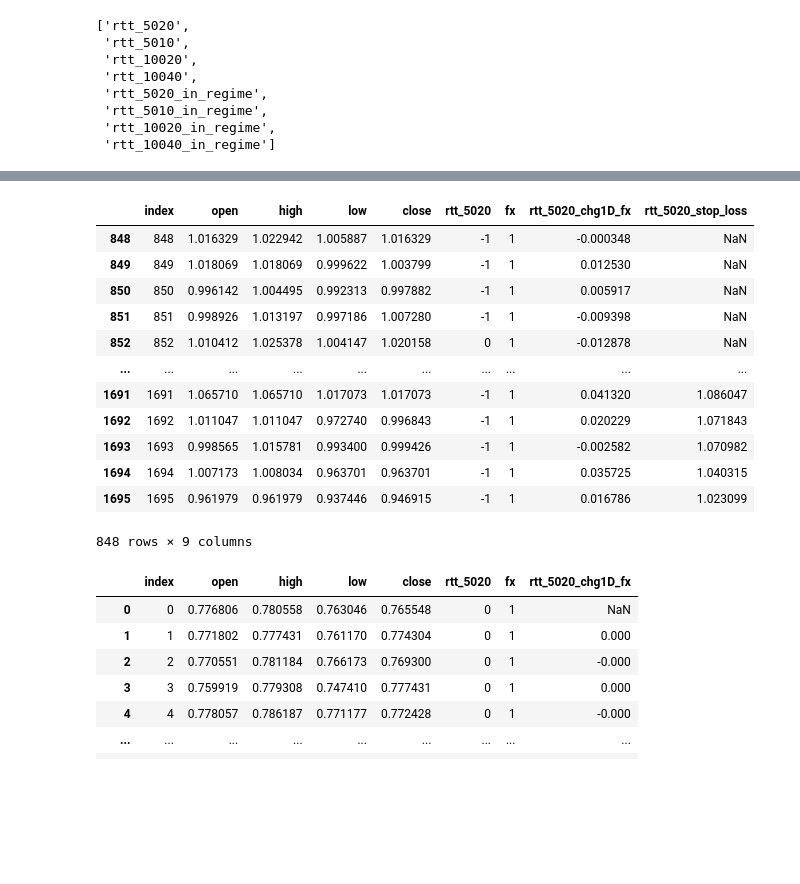
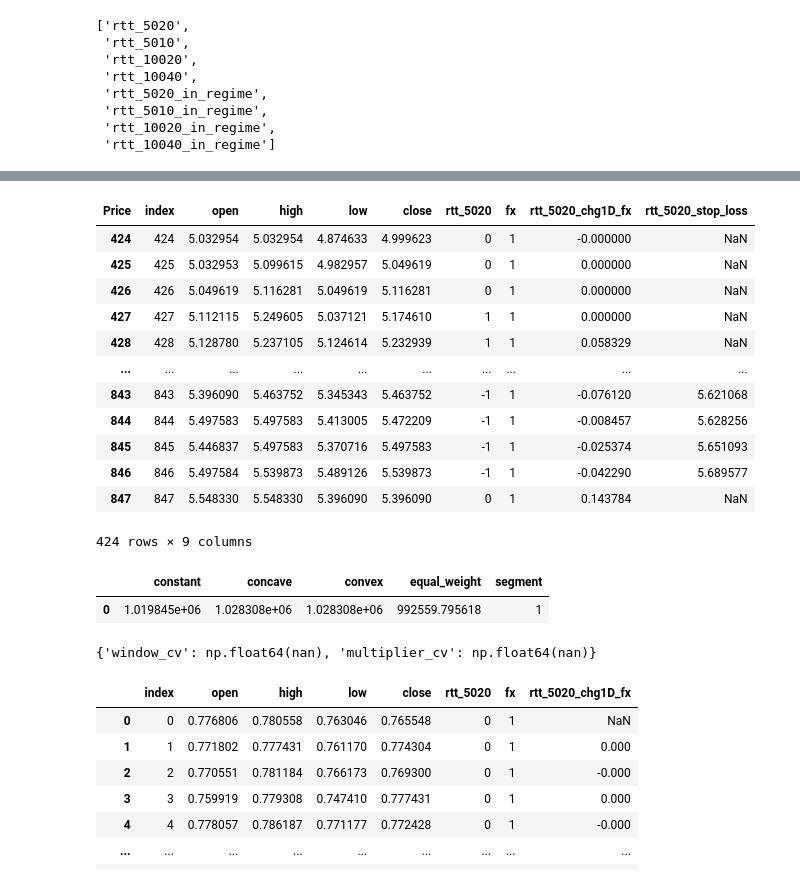
Before and after one commit to laceto/algoshort, a Jupyter notebook: 1_test_package copy 2.ipynb, the cells around one changed output, grey strips where cells are left out. Drawn from its saved outputs; the diff is of its cells as text; code cells hidden in the pictures; blank space fills up the shorter version.

```diff
--- a/1_test_package copy 2.ipynb
+++ b/1_test_package copy 2.ipynb
@@ -416,3 +413,7 @@ class StrategyOptimizer:
         avg_equity = results['convex'].mean()
 
         return (avg_equity / peak_equity) * 100, results
+# %%
+df['fx'] = 1
+df2 = df[['date', 'open', 'high', 'low', 'close', 'fx', 'rtt_5020', 'rtt_5010', 'fx', 'rtt_5010_chg1D_fx', 'rtt_5020_chg1D_fx']].reset_index()
+df2
@@ -419,3 +466,2 @@ class StrategyOptimizer:
 # %%
-df['fx'] = 1
-df2 = df[['open', 'high', 'low', 'close', 'rtt_5020', 'fx', 'rtt_5020_chg1D_fx']].reset_index()
+stability
@@ -422,11 +550,11 @@ df2 = df[['open', 'high', 'low', 'close', 'rtt_5020', 'fx', 'rtt_5020_chg1D_fx']
 # %%
-n_segments = 2
+n_segments = 5
 segment_size = len(df2) // (n_segments + 1)
 oos_results = []
 param_history = []
 data = df2
-i = 0
-windows = [10, 20]
+i = 5
+windows = [10, 15, 20]
 multipliers = [1.5, 2.5]
 
 is_data = data.iloc[i * segment_size : (i + 1) * segment_size]
@@ -435,8 +579,8 @@ oos_data = data.iloc[(i + 1) * segment_size : (i + 2) * segment_size]
 
 calc = StopLossCalculator(is_data)
 optimizer = StrategyOptimizer(is_data, calc, get_equity)
-signal = 'rtt_5020'
-windows = [10, 20]
+signal = 'rtt_5010'
+windows = [10, 15, 20]
 multipliers = [1.5, 2.5]
 
 equity_by_sl = optimizer.run_grid_search(is_data=is_data, signal=signal, windows=windows, multipliers=multipliers)
@@ -472,22 +603,23 @@ oos_data
 # %%
-calc = StopLossCalculator(oos_data)
+# calc = StopLossCalculator(oos_data)
 price_col = 'close'
+calc.data = oos_data
 final_oos = calc.atr_stop_loss(signal, window=w_best, multiplier=m_best, price_col=price_col)
 final_oos
 # %% [output]
-|  | index | open | high | low | close | rtt_5020 | fx | rtt_5020_chg1D_fx | rtt_5020_stop_loss |
-| 848 | 848 | 1.016329 | 1.022942 | 1.005887 | 1.016329 | -1 | 1 | -0.000348 | NaN |
-| 849 | 849 | 1.018069 | 1.018069 | 0.999622 | 1.003799 | -1 | 1 | 0.012530 | NaN |
-| 850 | 850 | 0.996142 | 1.004495 | 0.992313 | 0.997882 | -1 | 1 | 0.005917 | NaN |
-| 851 | 851 | 0.998926 | 1.013197 | 0.997186 | 1.007280 | -1 | 1 | -0.009398 | NaN |
-| 852 | 852 | 1.010412 | 1.025378 | 1.004147 | 1.020158 | 0 | 1 | -0.012878 | NaN |
+| Price | index | open | high | low | close | rtt_5020 | fx | rtt_5020_chg1D_fx | rtt_5020_stop_loss |
+| 424 | 424 | 5.032954 | 5.032954 | 4.874633 | 4.999623 | 0 | 1 | -0.000000 | NaN |
+| 425 | 425 | 5.032953 | 5.099615 | 4.982957 | 5.049619 | 0 | 1 | 0.000000 | NaN |
+| 426 | 426 | 5.049619 | 5.116281 | 5.049619 | 5.116281 | 0 | 1 | 0.000000 | NaN |
+| 427 | 427 | 5.112115 | 5.249605 | 5.037121 | 5.174610 | 1 | 1 | 0.000000 | NaN |
+| 428 | 428 | 5.128780 | 5.237105 | 5.124614 | 5.232939 | 1 | 1 | 0.058329 | NaN |
 | ... | ... | ... | ... | ... | ... | ... | ... | ... | ... |
-| 1691 | 1691 | 1.065710 | 1.065710 | 1.017073 | 1.017073 | -1 | 1 | 0.041320 | 1.086047 |
-| 1692 | 1692 | 1.011047 | 1.011047 | 0.972740 | 0.996843 | -1 | 1 | 0.020229 | 1.071843 |
-| 1693 | 1693 | 0.998565 | 1.015781 | 0.993400 | 0.999426 | -1 | 1 | -0.002582 | 1.070982 |
-| 1694 | 1694 | 1.007173 | 1.008034 | 0.963701 | 0.963701 | -1 | 1 | 0.035725 | 1.040315 |
-| 1695 | 1695 | 0.961979 | 0.961979 | 0.937446 | 0.946915 | -1 | 1 | 0.016786 | 1.023099 |
+| 843 | 843 | 5.396090 | 5.463752 | 5.345343 | 5.463752 | -1 | 1 | -0.076120 | 5.621068 |
+| 844 | 844 | 5.497583 | 5.497583 | 5.413005 | 5.472209 | -1 | 1 | -0.008457 | 5.628256 |
+| 845 | 845 | 5.446837 | 5.497583 | 5.370716 | 5.497583 | -1 | 1 | -0.025374 | 5.651093 |
+| 846 | 846 | 5.497584 | 5.539873 | 5.489126 | 5.539873 | -1 | 1 | -0.042290 | 5.689577 |
+| 847 | 847 | 5.548330 | 5.548330 | 5.396090 | 5.396090 | 0 | 1 | 0.143784 | NaN |
-848 rows × 9 columns
+424 rows × 9 columns
 # %%
 # def get_equity(df, signal, price_col = 'close'):
 
@@ -517,5 +649,12 @@ final_oos
 # %%
-# oos_df
+oos_df
+# %% [output]
+|  | constant | concave | convex | equal_weight | segment |
+| 0 | 1.019845e+06 | 1.028308e+06 | 1.028308e+06 | 992559.795618 | 1 |
+# %%
+stability
+# %% [output]
+{'window_cv': np.float64(nan), 'multiplier_cv': np.float64(nan)}
 # %%
 # def run_grid_search2(df_segment, signal, windows, multipliers, price_col = 'close'):
 #         """Performs a standard grid search on a specific data segment."""
```
Also changed, not shown: parts of 28 cells of this notebook, 1 other file.
